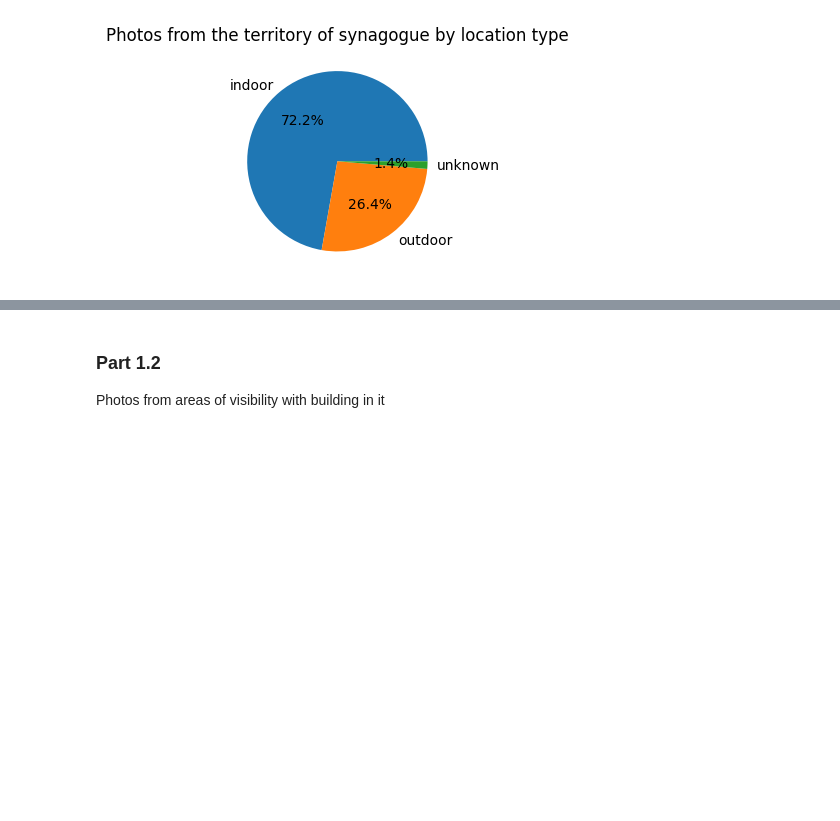
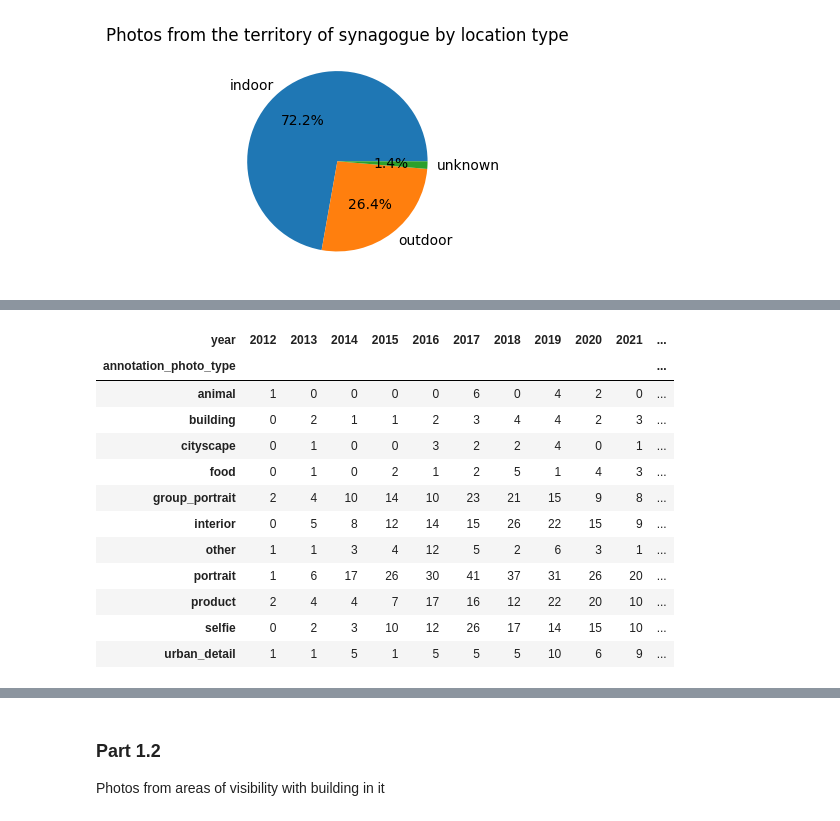
Before and after one commit to katchinsky/jewish-maps, a Jupyter notebook: analysis_results.ipynb, the cells around one changed output, grey strips where cells are left out. Cells and saved outputs as stored; diff of their text form; code cells hidden in the pictures; blank space fills up the shorter version.

```diff
--- a/analysis_results.ipynb
+++ b/analysis_results.ipynb
@@ -126,3 +702,27 @@ visualize_poi_photo_type(inside_df)
+# %%
+years = sorted(y for y in df["year"].dropna().unique())
+
+df.pivot_table(
+                index="annotation_photo_type",
+                columns="year",
+                values="user_id",
+                aggfunc="nunique",
+                fill_value=0,
+            ).reindex(columns=years, fill_value=0)
+# %% [output]
+| year | 2012 | 2013 | 2014 | 2015 | 2016 | 2017 | 2018 | 2019 | 2020 | 2021 | ... |
+| annotation_photo_type |  |  |  |  |  |  |  |  |  |  | ... |
+| animal | 1 | 0 | 0 | 0 | 0 | 6 | 0 | 4 | 2 | 0 | ... |
+| building | 0 | 2 | 1 | 1 | 2 | 3 | 4 | 4 | 2 | 3 | ... |
+| cityscape | 0 | 1 | 0 | 0 | 3 | 2 | 2 | 4 | 0 | 1 | ... |
+| food | 0 | 1 | 0 | 2 | 1 | 2 | 5 | 1 | 4 | 3 | ... |
+| group_portrait | 2 | 4 | 10 | 14 | 10 | 23 | 21 | 15 | 9 | 8 | ... |
+| interior | 0 | 5 | 8 | 12 | 14 | 15 | 26 | 22 | 15 | 9 | ... |
+| other | 1 | 1 | 3 | 4 | 12 | 5 | 2 | 6 | 3 | 1 | ... |
+| portrait | 1 | 6 | 17 | 26 | 30 | 41 | 37 | 31 | 26 | 20 | ... |
+| product | 2 | 4 | 4 | 7 | 17 | 16 | 12 | 22 | 20 | 10 | ... |
+| selfie | 0 | 2 | 3 | 10 | 12 | 26 | 17 | 14 | 15 | 10 | ... |
+| urban_detail | 1 | 1 | 5 | 1 | 5 | 5 | 5 | 10 | 6 | 9 | ... |
 # %%
 def plot_photo_type_heatmaps_by_poi(df: pd.DataFrame) -> None:
     """Draw one heatmap per POI showing how photo types change over time."""
```
Also changed, not shown: parts of 28 cells of this notebook, 40 other files.
